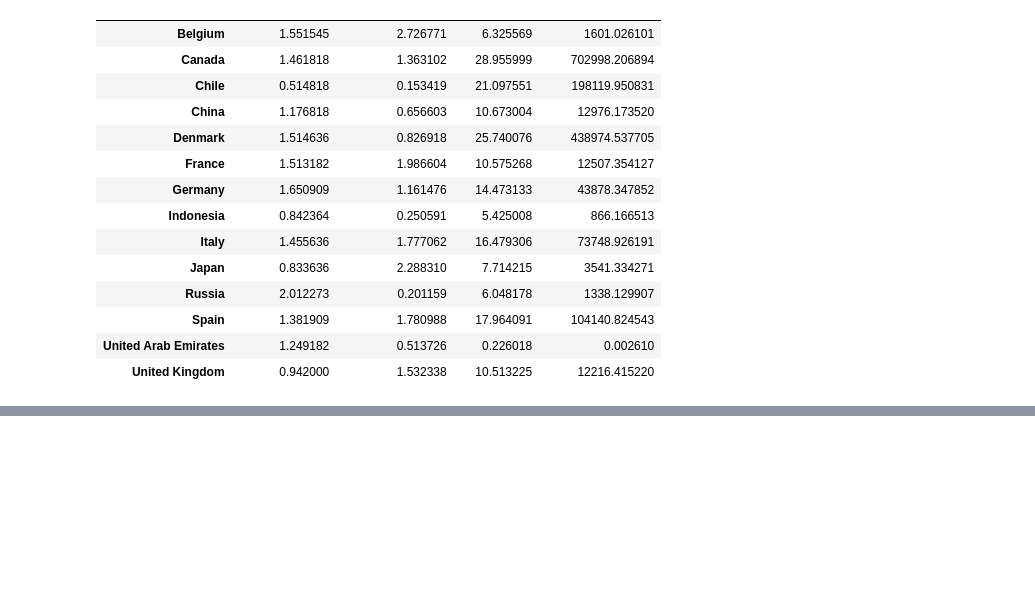
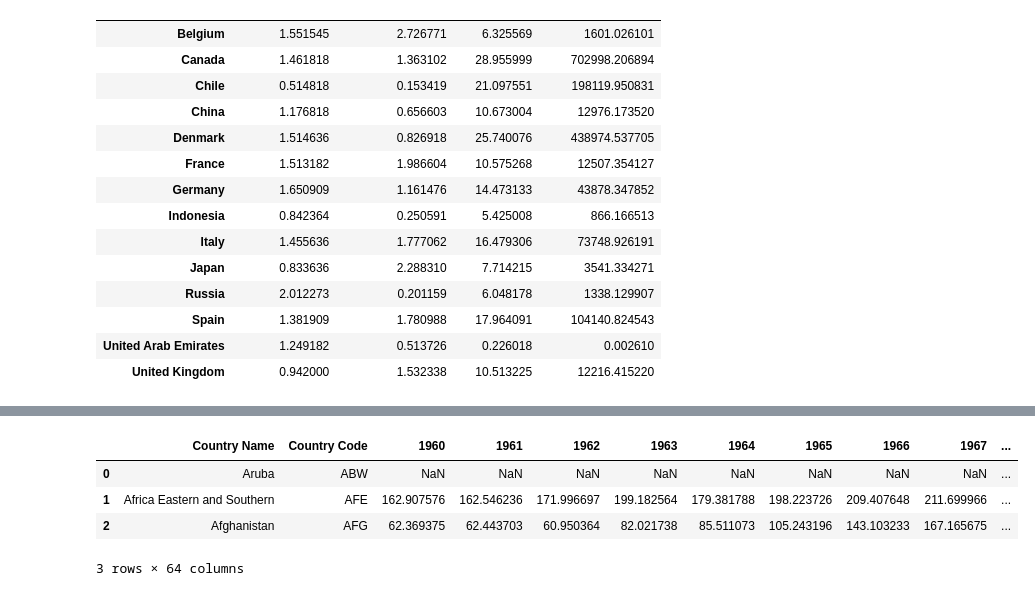
Before and after one commit to simonabors/worlddataviz, a Jupyter notebook: What_just_happened_viz.ipynb, the cells around one changed output, grey strips where cells are left out. Saved outputs shown, nothing was run; the diff lists cells and outputs as text; code cells hidden in the pictures; blank space fills up the shorter version.

```diff
--- a/What_just_happened_viz.ipynb
+++ b/What_just_happened_viz.ipynb
@@ -313,0 +314,9 @@ plt.show()
+# %%
+gdp_per_capita = pd.read_csv('./data/country_gdp_per_capita_worldbank.csv')
+gdp_per_capita.head(3)
+# %% [output]
+|  | Country Name | Country Code | 1960 | 1961 | 1962 | 1963 | 1964 | 1965 | 1966 | 1967 | ... |
+| 0 | Aruba | ABW | NaN | NaN | NaN | NaN | NaN | NaN | NaN | NaN | ... |
+| 1 | Africa Eastern and Southern | AFE | 162.907576 | 162.546236 | 171.996697 | 199.182564 | 179.381788 | 198.223726 | 209.407648 | 211.699966 | ... |
+| 2 | Afghanistan | AFG | 62.369375 | 62.443703 | 60.950364 | 82.021738 | 85.511073 | 105.243196 | 143.103233 | 167.165675 | ... |
+3 rows × 64 columns
```
Also changed, not shown: parts of 13 cells of this notebook, 1 other file.
